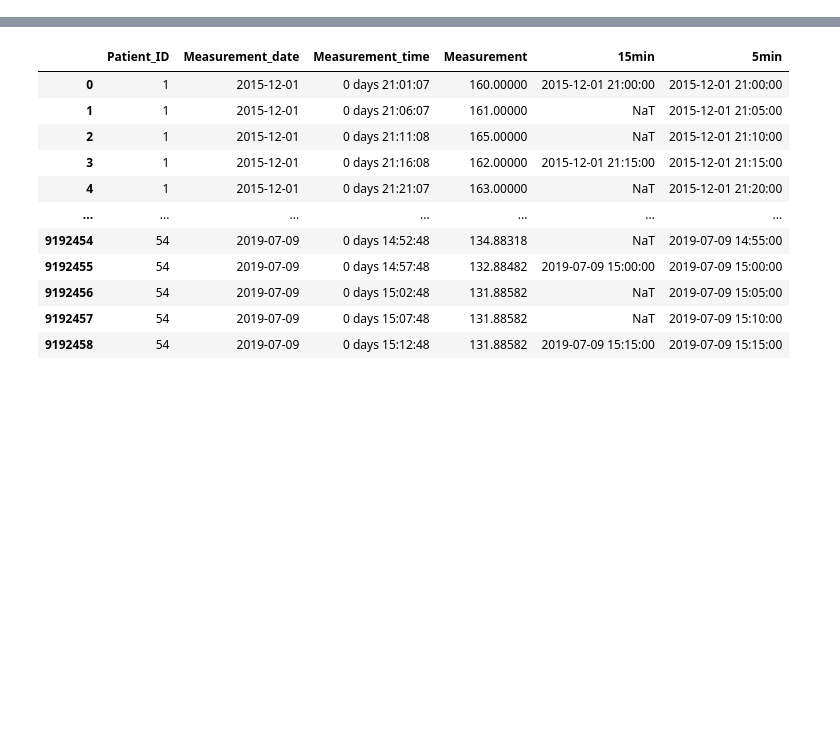
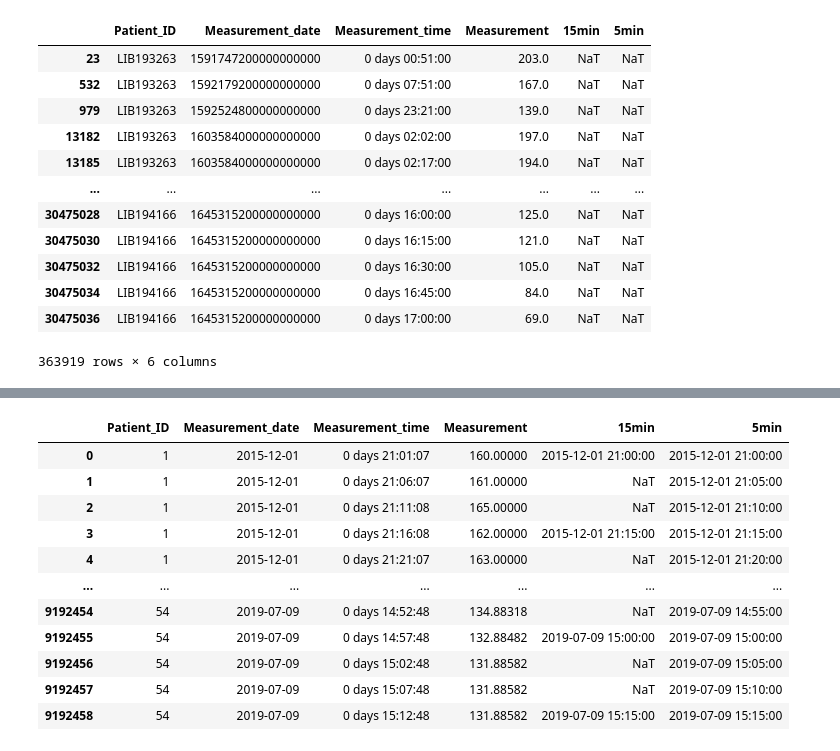
Before and after one commit to relief-t1d/relief-t1d-core, a Jupyter notebook: Miscellanea/Read_BGL.ipynb, the cells around one changed output, grey strips where cells are left out. Cells and saved outputs as stored; diff of their text form; code cells hidden in the pictures; blank space fills up the shorter version.

```diff
--- a/Miscellanea/Read_BGL.ipynb
+++ b/Miscellanea/Read_BGL.ipynb
@@ -12,0 +215,17 @@ df_bgl_dia.head()
+# %%
+df_no_mios = df_bgl_dia[df_bgl_dia['15min'].isna()]
+df_no_mios
+# %% [output]
+|  | Patient_ID | Measurement_date | Measurement_time | Measurement | 15min | 5min |
+| 23 | LIB193263 | 1591747200000000000 | 0 days 00:51:00 | 203.0 | NaT | NaT |
+| 532 | LIB193263 | 1592179200000000000 | 0 days 07:51:00 | 167.0 | NaT | NaT |
+| 979 | LIB193263 | 1592524800000000000 | 0 days 23:21:00 | 139.0 | NaT | NaT |
+| 13182 | LIB193263 | 1603584000000000000 | 0 days 02:02:00 | 197.0 | NaT | NaT |
+| 13185 | LIB193263 | 1603584000000000000 | 0 days 02:17:00 | 194.0 | NaT | NaT |
+| ... | ... | ... | ... | ... | ... | ... |
+| 30475028 | LIB194166 | 1645315200000000000 | 0 days 16:00:00 | 125.0 | NaT | NaT |
+| 30475030 | LIB194166 | 1645315200000000000 | 0 days 16:15:00 | 121.0 | NaT | NaT |
+| 30475032 | LIB194166 | 1645315200000000000 | 0 days 16:30:00 | 105.0 | NaT | NaT |
+| 30475034 | LIB194166 | 1645315200000000000 | 0 days 16:45:00 | 84.0 | NaT | NaT |
+| 30475036 | LIB194166 | 1645315200000000000 | 0 days 17:00:00 | 69.0 | NaT | NaT |
+363919 rows × 6 columns
```
Also changed, not shown: parts of 16 cells of this notebook, 45 other files.
